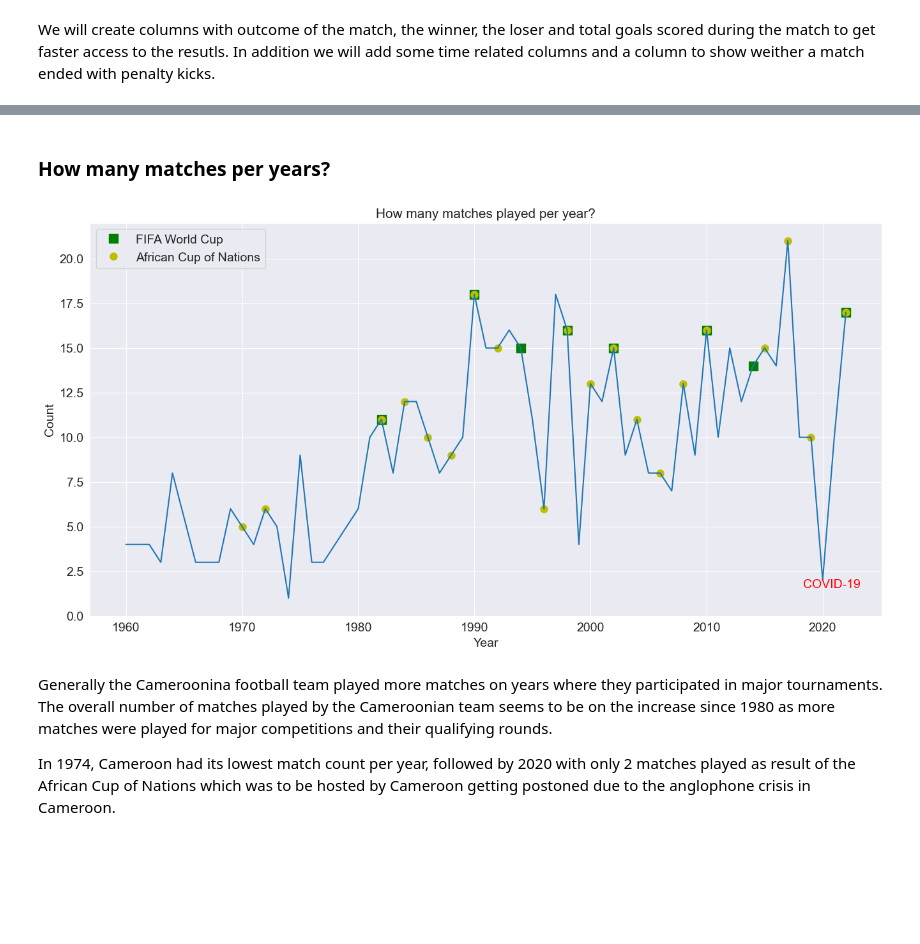
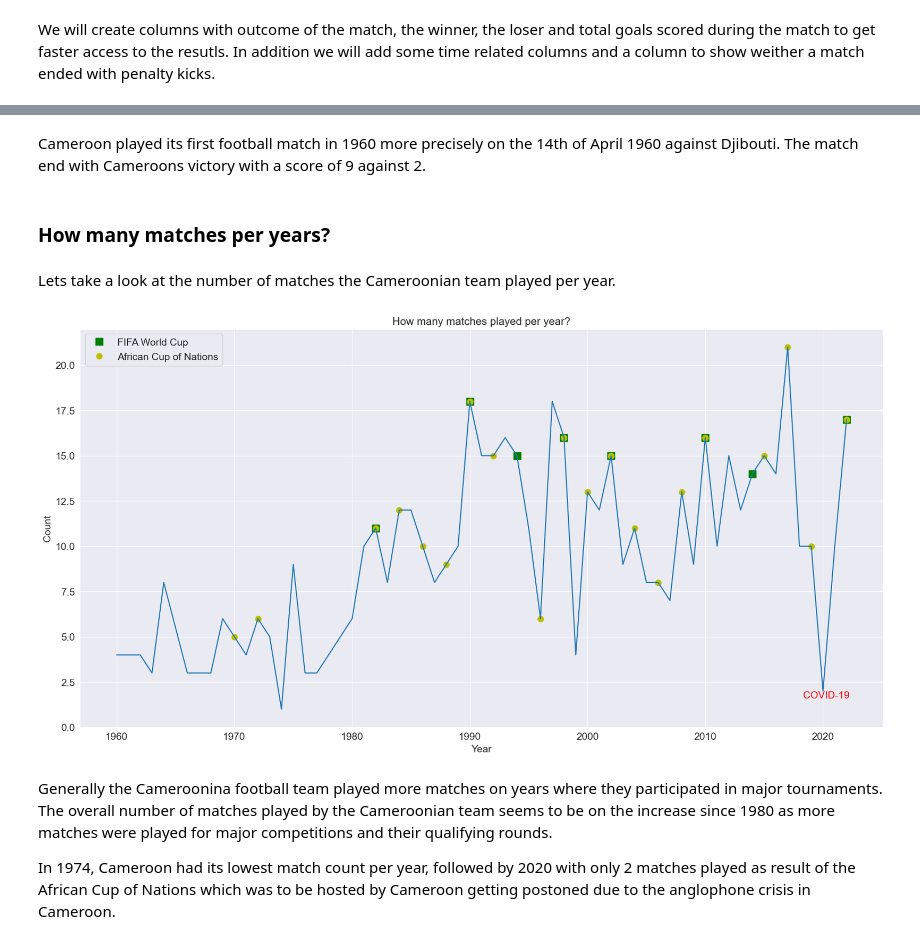
Before and after one commit to millak-s/portfolio, a Jupyter notebook: EDA - Cameroon's Football Results form 1960 to 2022/EDA - Cameroon's Football Results form 1960 to 2022.ipynb, the cells around one changed output, grey strips where cells are left out. Drawn from its saved outputs; the diff is of its cells as text; code cells hidden in the pictures; blank space fills up the shorter version.

```diff
--- a/EDA - Cameroon's Football Results form 1960 to 2022/EDA - Cameroon's Football Results form 1960 to 2022.ipynb
+++ b/EDA - Cameroon's Football Results form 1960 to 2022/EDA - Cameroon's Football Results form 1960 to 2022.ipynb
@@ -217,4 +189,6 @@ shootouts.rename(columns={"date": "Date",
 # %% [markdown]
 Merge results dataframe to shootouts dataframe to get the winner of matches that ended with penalty shootouts.
 # %%
-results = results.merge(shootouts, on=["Date", "Home Team", "Away Team"], how="left")
+results = results.merge(shootouts,
+                        on=["Date", "Home Team", "Away Team"],
+                        how="left")
@@ -276,0 +251,9 @@ results.to_csv("./results.csv", sep=",")
+# %%
+fwc = results[results.Tournament == "FIFA World Cup"]
+afcon = results[results.Tournament == "African Cup of Nations"]
+cm_results = results[(results["Home Team"] == "Cameroon") |
+                     (results["Away Team"] == "Cameroon")]
+
+ls = [fwc, afcon, cm_results]
+for l in ls:
+    l.reset_index(inplace=True, drop=True)
@@ -386,24 +325,43 @@ There seems to be none values in the in the Winner and Loser columns. These actu
+# %% [markdown]
+Cameroon played its first football match in 1960 more precisely on the 14th of April 1960 against Djibouti. The match end with Cameroons victory with a score of 9 against 2.
 # %% [markdown]
 ### **How many matches per years?** <a class="lvl3-anchor" id="2-lvl3-bullet"></a>
+# %% [markdown]
+Lets take a look at the number of matches the Cameroonian team played per year.
 # %%
-matches_per_year = cameroon_results_df[["Year", "Decade"]].value_counts().reset_index().sort_values(by=["Year"])
+matches_per_year = cm_results[[
+    "Year", "Decade"
+]].value_counts().reset_index().sort_values(by=["Year"])
 matches_per_year.rename(columns={0: "Count"}, inplace=True)
 # %%
-world_cup_years = cameroon_results_df[cameroon_results_df['Tournament'] == 'FIFA World Cup']['Year'].unique()
-world_cup_years_games = matches_per_year[matches_per_year.Year.isin(world_cup_years)]
+world_cup_years = cm_results[cm_results['Tournament'] ==
+                             'FIFA World Cup']['Year'].unique()
+world_cup_years_games = matches_per_year[matches_per_year.Year.isin(
+    world_cup_years)]
 
-afcon_years = cameroon_results_df[cameroon_results_df["Tournament"] == "African Cup of Nations"]["Year"].unique()
+afcon_years = cm_results[cm_results["Tournament"] ==
+                         "African Cup of Nations"]["Year"].unique()
 afcon_years_games = matches_per_year[matches_per_year.Year.isin(afcon_years)]
 # %%
 # Shows the years when Cameroon participated at the FIFA World Cup and the African Cup of Nations.
-plt.plot("Year", "Count", "gs", data=world_cup_years_games, label="FIFA World Cup", markersize=10)
-plt.plot("Year", "Count", "yo", data=afcon_years_games, label="African Cup of Nations", markersize=8)
+plt.plot("Year",
+         "Count",
+         "gs",
+         data=world_cup_years_games,
+         label="FIFA World Cup",
+         markersize=10)
+plt.plot("Year",
+         "Count",
+         "yo",
+         data=afcon_years_games,
+         label="African Cup of Nations",
+         markersize=8)
 
 sns.lineplot(data=matches_per_year, x="Year", y="Count")
 plt.title("How many matches played per year?", size=15)
-plt.text(2018.3, 1.6, "COVID-19", color="r");
+plt.text(2018.3, 1.6, "COVID-19", color="r")
 # %% [output]
-[figure, old version]
+[figure, new version]
 # %% [markdown]
 Generally the Cameroonina football team played more matches on years where they participated in major tournaments. The overall number of matches played by the Cameroonian team seems to be on the increase since 1980 as more matches were played for major competitions and their qualifying rounds.
 
```
Also changed, not shown: parts of 186 cells of this notebook.
